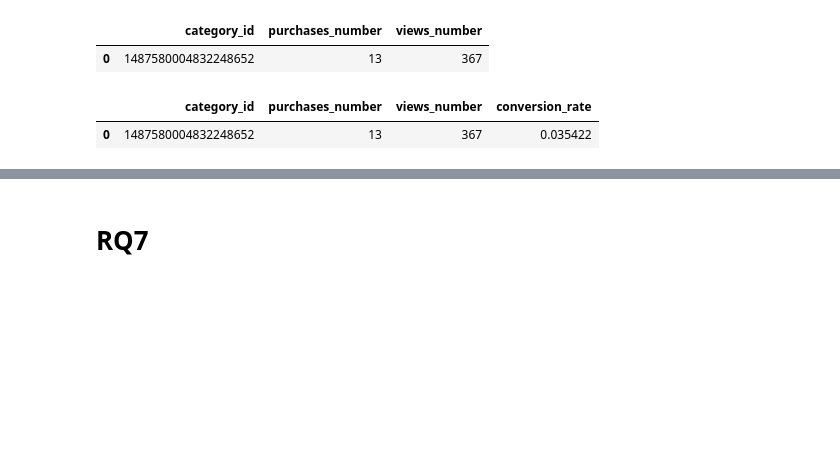
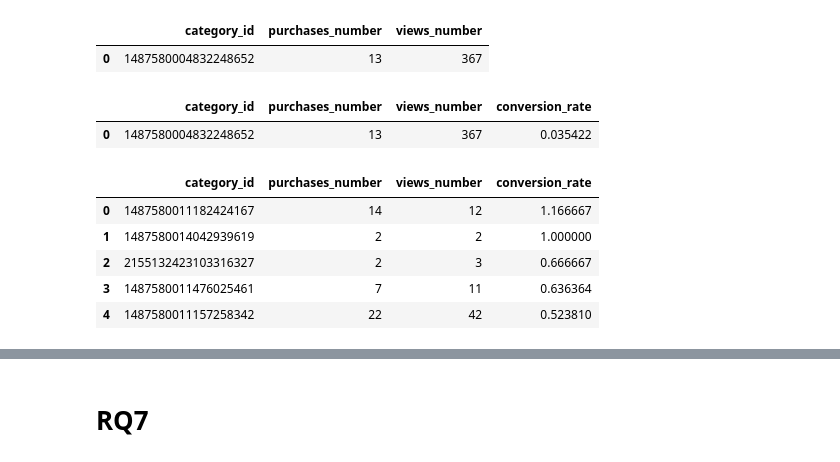
Before and after one commit to domenicocinque/ADM-HW2, a Jupyter notebook: HW2_Dom.ipynb, the cells around one changed output, grey strips where cells are left out. Saved outputs shown, nothing was run; the diff lists cells and outputs as text; code cells hidden in the pictures; blank space fills up the shorter version.

```diff
--- a/HW2_Dom.ipynb
+++ b/HW2_Dom.ipynb
@@ -139,4 +141,14 @@ dout_ext.head(1)
 # %% [output]
 |  | category_id | purchases_number | views_number | conversion_rate |
 | 0 | 1487580004832248652 | 13 | 367 | 0.035422 |
+# %%
+dout_ext = dout_ext.sort_values(by='conversion_rate', ascending = False).reset_index(drop=True)
+dout_ext.head(5)
+# %% [output]
+|  | category_id | purchases_number | views_number | conversion_rate |
+| 0 | 1487580011182424167 | 14 | 12 | 1.166667 |
+| 1 | 1487580014042939619 | 2 | 2 | 1.000000 |
+| 2 | 2155132423103316327 | 2 | 3 | 0.666667 |
+| 3 | 1487580011476025461 | 7 | 11 | 0.636364 |
+| 4 | 1487580011157258342 | 22 | 42 | 0.523810 |
 # %%
```
Also changed, not shown: parts of 2 cells of this notebook.
